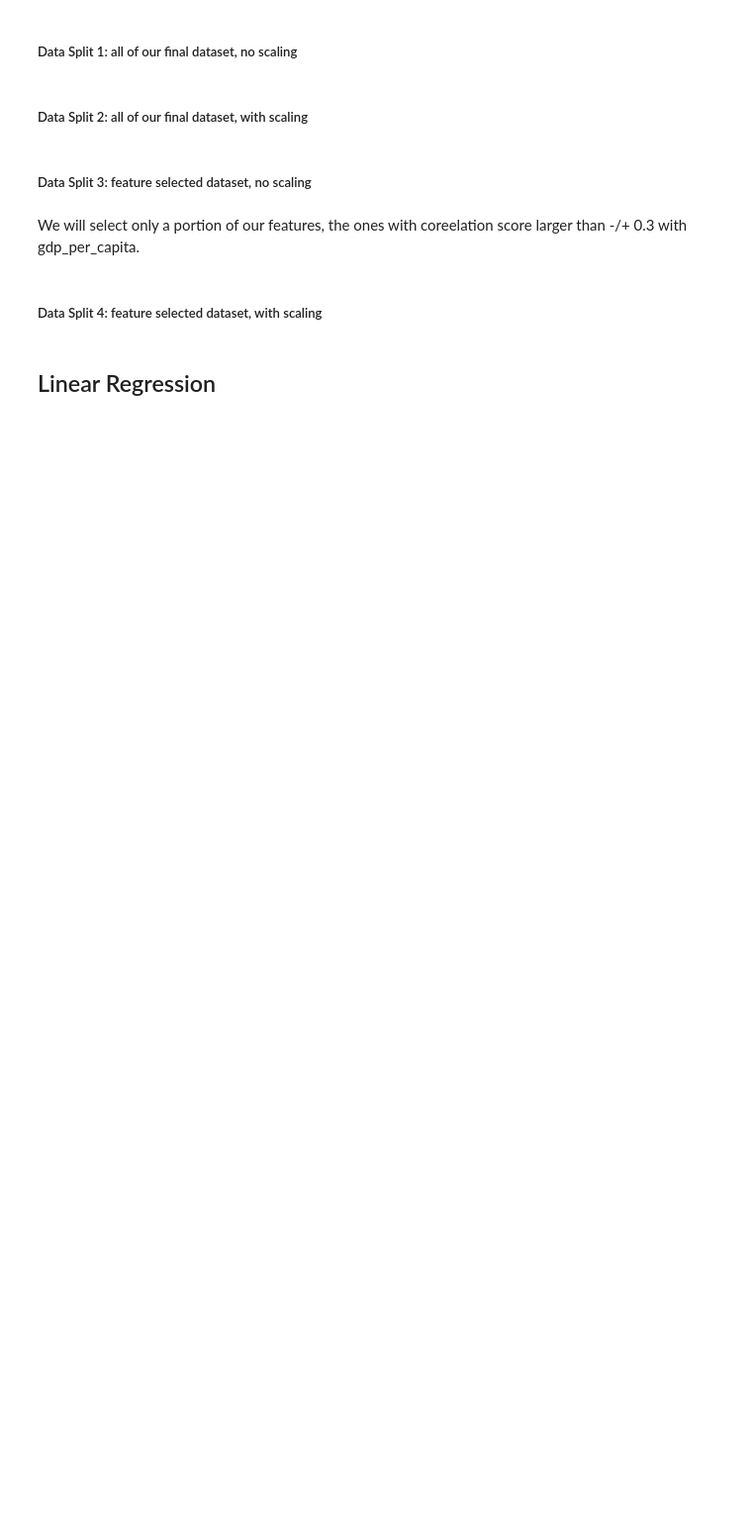
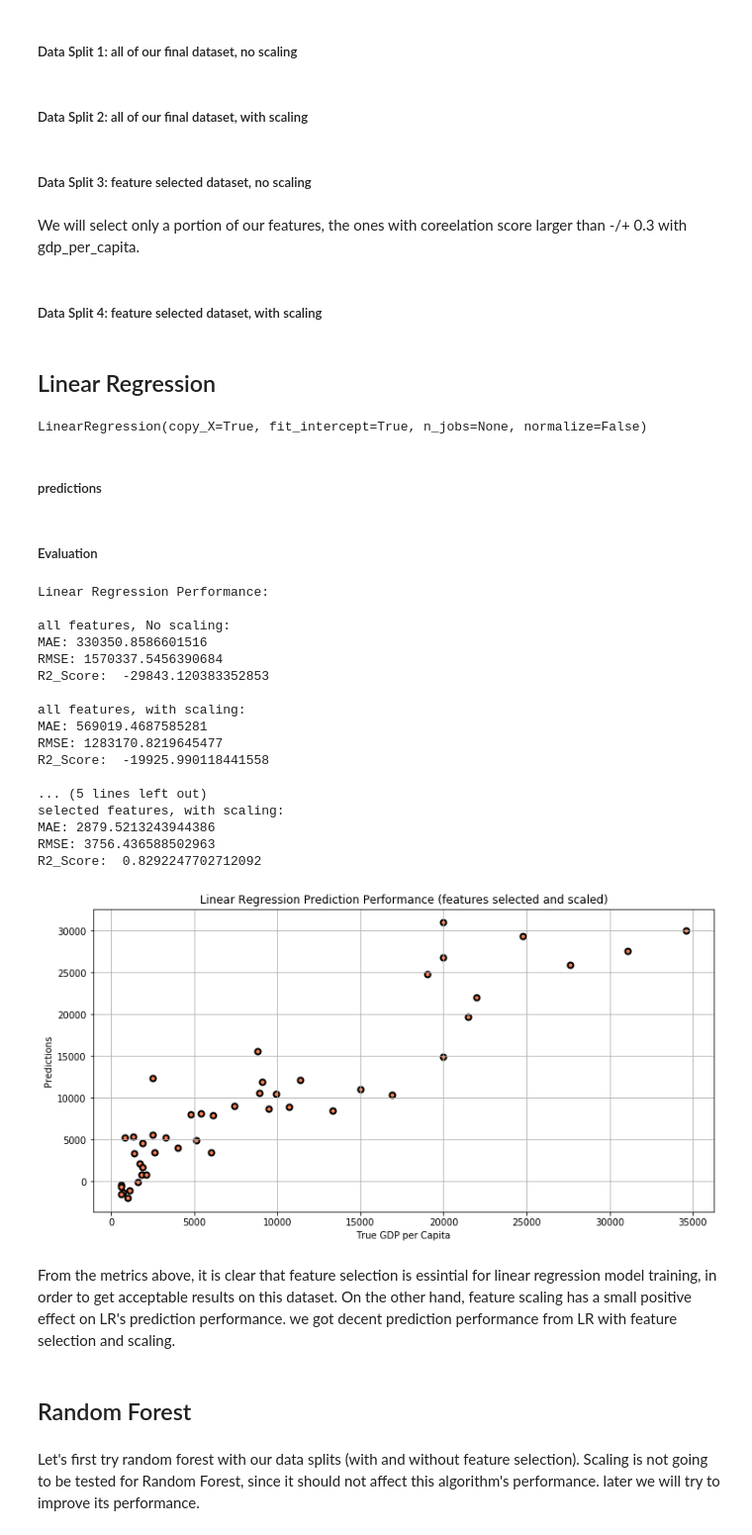
Before and after one commit to akshit4/Countries_GDP, a Jupyter notebook: Countries_GDP.ipynb, the cells around one changed output. Shown at 99% size. Cells and saved outputs as stored; diff of their text form; code cells hidden in the pictures; blank space fills up the shorter version.

```diff
--- a/Countries_GDP.ipynb
+++ b/Countries_GDP.ipynb
@@ -476,3 +476,82 @@ y4_train = y3_train
 y4_test = y3_test
 # %% [markdown]
 ## Linear Regression
+# %%
+lm1 = LinearRegression()
+lm1.fit(X_train,y_train)
+
+lm2 = LinearRegression()
+lm2.fit(X2_train,y2_train)
+
+lm3 = LinearRegression()
+lm3.fit(X3_train,y3_train)
+
+lm4 = LinearRegression()
+lm4.fit(X4_train,y4_train)
+# %% [output]
+LinearRegression(copy_X=True, fit_intercept=True, n_jobs=None, normalize=False)
+# %% [markdown]
+##### predictions
+# %%
+lm1_pred = lm1.predict(X_test)
+lm2_pred = lm2.predict(X2_test)
+lm3_pred = lm3.predict(X3_test)
+lm4_pred = lm4.predict(X4_test)
+# %% [markdown]
+##### Evaluation
+# %%
+print('Linear Regression Performance:')
+
+print('\nall features, No scaling:')
+print('MAE:', metrics.mean_absolute_error(y_test, lm1_pred))
+print('RMSE:', np.sqrt(metrics.mean_squared_error(y_test, lm1_pred)))
+print('R2_Score: ', metrics.r2_score(y_test, lm1_pred))
+
+print('\nall features, with scaling:')
+print('MAE:', metrics.mean_absolute_error(y2_test, lm2_pred))
+print('RMSE:', np.sqrt(metrics.mean_squared_error(y2_test, lm2_pred)))
+print('R2_Score: ', metrics.r2_score(y2_test, lm2_pred))
+
+print('\nselected features, No scaling:')
+print('MAE:', metrics.mean_absolute_error(y3_test, lm3_pred))
+print('RMSE:', np.sqrt(metrics.mean_squared_error(y3_test, lm3_pred)))
+print('R2_Score: ', metrics.r2_score(y3_test, lm3_pred))
+
+print('\nselected features, with scaling:')
+print('MAE:', metrics.mean_absolute_error(y4_test, lm4_pred))
+print('RMSE:', np.sqrt(metrics.mean_squared_error(y4_test, lm4_pred)))
+print('R2_Score: ', metrics.r2_score(y4_test, lm4_pred))
+
+fig = plt.figure(figsize=(12, 6))
+plt.scatter(y4_test,lm4_pred,color='coral', linewidths=2, edgecolors='k')
+plt.xlabel('True GDP per Capita')
+plt.ylabel('Predictions')
+plt.title('Linear Regression Prediction Performance (features selected and scaled)')
+plt.grid()
+plt.show()
+# %% [output]
+Linear Regression Performance:
+
+all features, No scaling:
+MAE: 330350.8586601516
+RMSE: 1570337.5456390684
+R2_Score:  -29843.120383352853
+
+all features, with scaling:
+MAE: 569019.4687585281
+RMSE: 1283170.8219645477
+R2_Score:  -19925.990118441558
+
+... (5 lines left out)
+selected features, with scaling:
+MAE: 2879.5213243944386
+RMSE: 3756.436588502963
+R2_Score:  0.8292247702712092
+[figure, added]
+# %% [markdown]
+From the metrics above, it is clear that feature selection is essintial for linear regression model training, in order to get acceptable results on this dataset. On the other hand, feature scaling has a small positive effect on LR's prediction performance.
+we got decent prediction performance from LR with feature selection and scaling.
+# %% [markdown]
+## Random Forest
+# %% [markdown]
+Let's first try random forest with our data splits (with and without feature selection). Scaling is not going to be tested for Random Forest, since it should not affect this algorithm's performance. later we will try to improve its performance.
```
Also changed, not shown: parts of 16 cells of this notebook.
